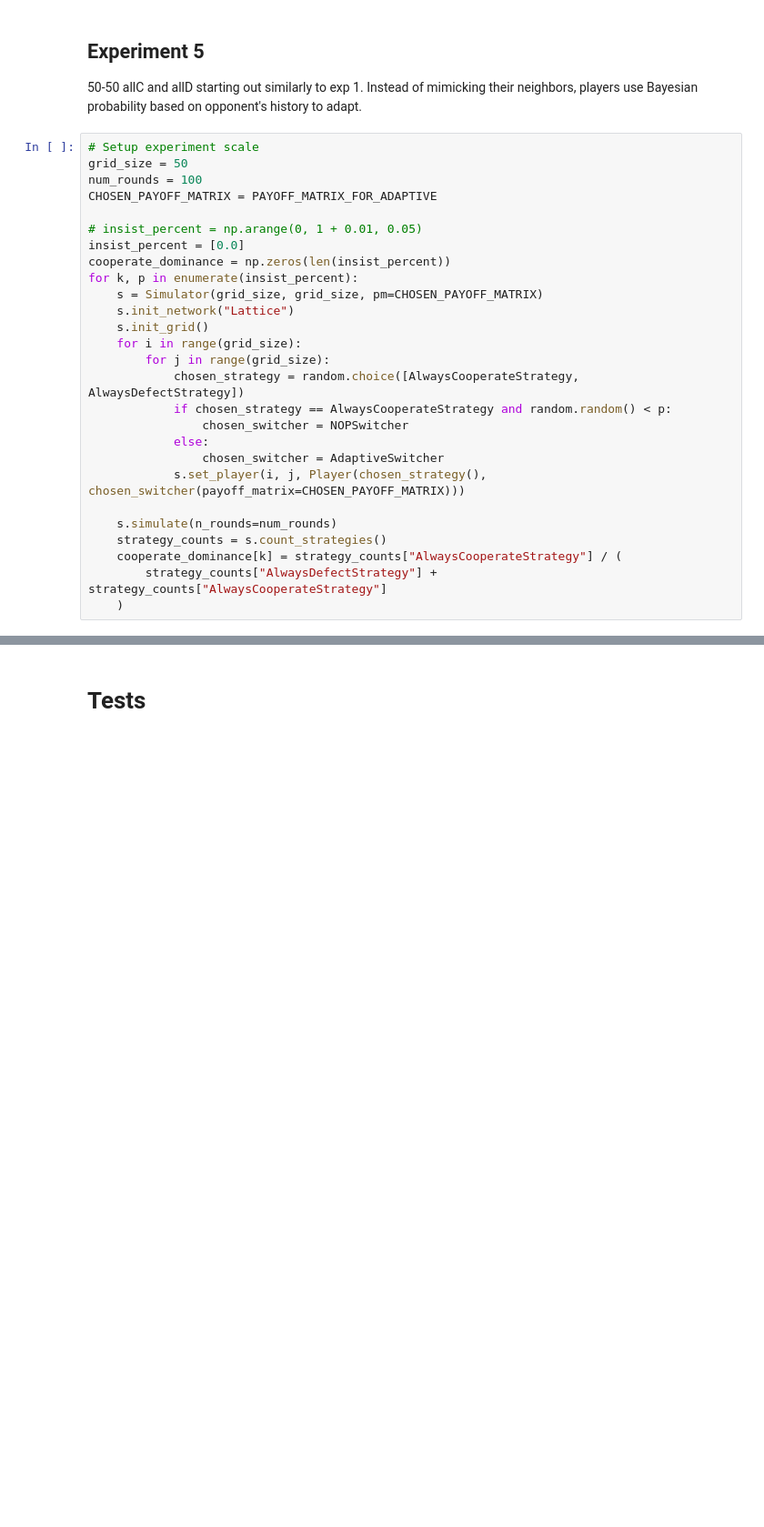
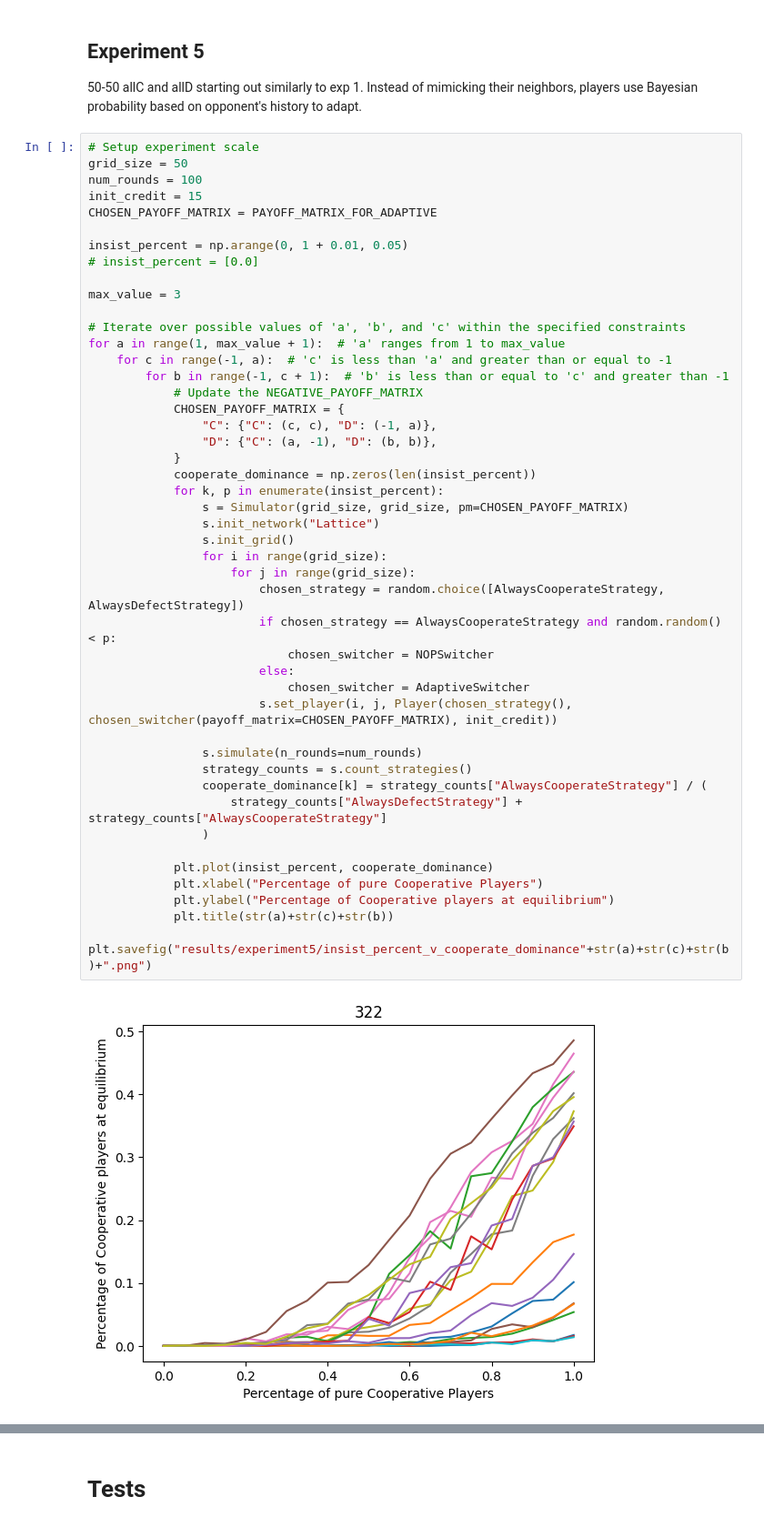
Before and after one commit to shriramch/SimPD, a Jupyter notebook: ipd.ipynb, the cells around one changed output, grey strips where cells are left out. Shown at 91% size. Saved outputs shown, nothing was run; the diff lists cells and outputs as text; blank space fills up the shorter version.

```diff
--- a/ipd.ipynb
+++ b/ipd.ipynb
@@ -1129,28 +1206,49 @@ plt.show()
 # %%
 # Setup experiment scale
 grid_size = 50
 num_rounds = 100
+init_credit = 15
 CHOSEN_PAYOFF_MATRIX = PAYOFF_MATRIX_FOR_ADAPTIVE
 
-# insist_percent = np.arange(0, 1 + 0.01, 0.05)
-insist_percent = [0.0]
-cooperate_dominance = np.zeros(len(insist_percent))
-for k, p in enumerate(insist_percent):
-    s = Simulator(grid_size, grid_size, pm=CHOSEN_PAYOFF_MATRIX)
-    s.init_network("Lattice")
-    s.init_grid()
-    for i in range(grid_size):
-        for j in range(grid_size):
-            chosen_strategy = random.choice([AlwaysCooperateStrategy, AlwaysDefectStrategy])
-            if chosen_strategy == AlwaysCooperateStrategy and random.random() < p:
-                chosen_switcher = NOPSwitcher
-            else:
-                chosen_switcher = AdaptiveSwitcher
-            s.set_player(i, j, Player(chosen_strategy(), chosen_switcher(payoff_matrix=CHOSEN_PAYOFF_MATRIX)))
+insist_percent = np.arange(0, 1 + 0.01, 0.05)
+# insist_percent = [0.0]
 
-    s.simulate(n_rounds=num_rounds)
-    strategy_counts = s.count_strategies()
-    cooperate_dominance[k] = strategy_counts["AlwaysCooperateStrategy"] / (
-        strategy_counts["AlwaysDefectStrategy"] + strategy_counts["AlwaysCooperateStrategy"]
-    )
+max_value = 3
+
+# Iterate over possible values of 'a', 'b', and 'c' within the specified constraints
+for a in range(1, max_value + 1):  # 'a' ranges from 1 to max_value
+    for c in range(-1, a):  # 'c' is less than 'a' and greater than or equal to -1
+        for b in range(-1, c + 1):  # 'b' is less than or equal to 'c' and greater than -1
+            # Update the NEGATIVE_PAYOFF_MATRIX
+            CHOSEN_PAYOFF_MATRIX = {
+                "C": {"C": (c, c), "D": (-1, a)},
+                "D": {"C": (a, -1), "D": (b, b)},
+            }
+            cooperate_dominance = np.zeros(len(insist_percent))
+            for k, p in enumerate(insist_percent):
+                s = Simulator(grid_size, grid_size, pm=CHOSEN_PAYOFF_MATRIX)
+                s.init_network("Lattice")
+                s.init_grid()
+                for i in range(grid_size):
+                    for j in range(grid_size):
+                        chosen_strategy = random.choice([AlwaysCooperateStrategy, AlwaysDefectStrategy])
+                        if chosen_strategy == AlwaysCooperateStrategy and random.random() < p:
+                            chosen_switcher = NOPSwitcher
+                        else:
+                            chosen_switcher = AdaptiveSwitcher
+                        s.set_player(i, j, Player(chosen_strategy(), chosen_switcher(payoff_matrix=CHOSEN_PAYOFF_MATRIX), init_credit))
+
+                s.simulate(n_rounds=num_rounds)
+                strategy_counts = s.count_strategies()
+                cooperate_dominance[k] = strategy_counts["AlwaysCooperateStrategy"] / (
+                    strategy_counts["AlwaysDefectStrategy"] + strategy_counts["AlwaysCooperateStrategy"]
+                )
+
+            plt.plot(insist_percent, cooperate_dominance)
+            plt.xlabel("Percentage of pure Cooperative Players")
+            plt.ylabel("Percentage of Cooperative players at equilibrium")
+            plt.title(str(a)+str(c)+str(b))
+            plt.savefig("results/experiment5/insist_percent_v_cooperate_dominance"+str(a)+str(c)+str(b)+".png")
+# %% [output]
+[figure, added]
 # %%
```
Also changed, not shown: parts of 27 cells of this notebook, 56 other files.
